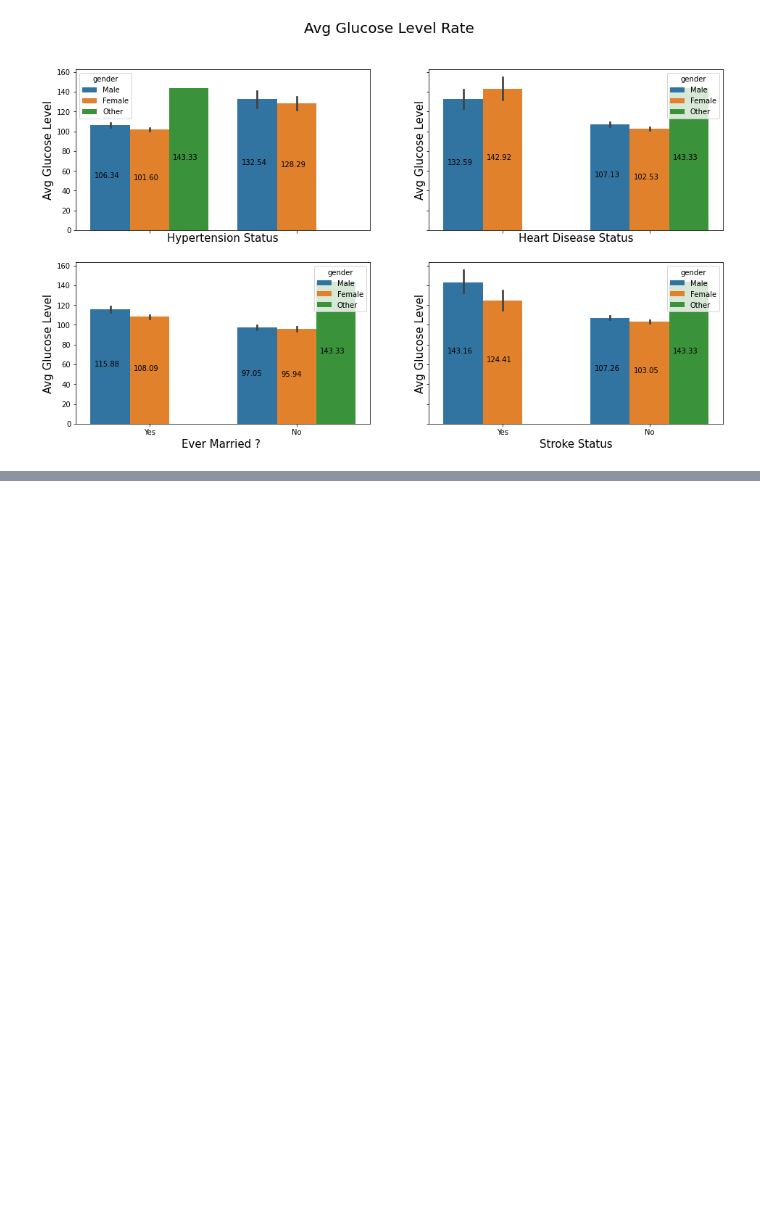
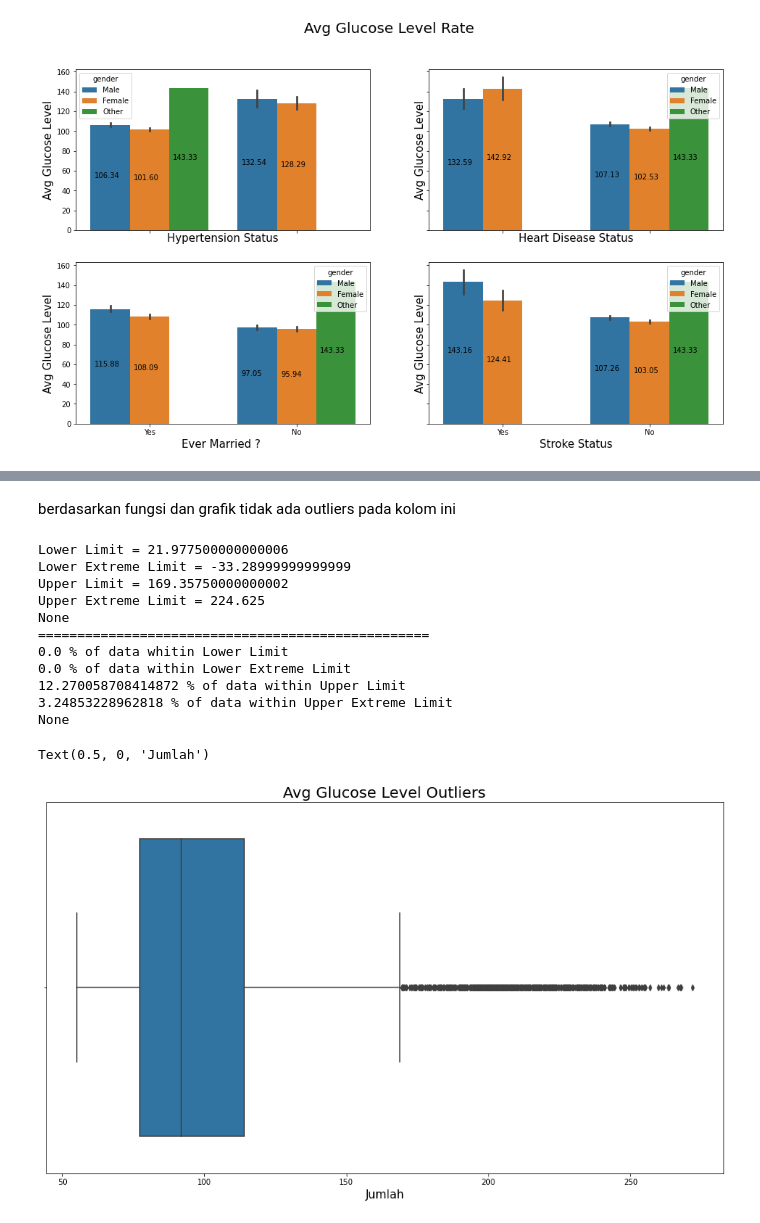
Before and after one commit to tbreja/stroke-prediction-model, a Jupyter notebook: notebook.ipynb, the cells around one changed output, grey strips where cells are left out. Saved outputs shown, nothing was run; the diff lists cells and outputs as text; code cells hidden in the pictures; blank space fills up the shorter version.

```diff
--- a/notebook.ipynb
+++ b/notebook.ipynb
@@ -575,0 +692,27 @@ posx and posy should be finite values
+# %% [markdown]
+berdasarkan fungsi dan grafik tidak ada outliers pada kolom ini
+# %%
+# saya akan mengecek limit dan persen outliers dari kolom avg_glucose_level
+print(ol.limit('avg_glucose_level'))
+print('='*50)
+print(ol.percent_outliers('avg_glucose_level'))
+
+# mengecek outliers dengan boxplot
+f, ax = plt.subplots(figsize=(16,9))
+sns.boxplot(data=data,x='avg_glucose_level')
+plt.title('Avg Glucose Level Outliers', fontsize=20)
+plt.xlabel('Jumlah',fontsize=15)
+# %% [output]
+Lower Limit = 21.977500000000006
+Lower Extreme Limit = -33.28999999999999
+Upper Limit = 169.35750000000002
+Upper Extreme Limit = 224.625
+None
+==================================================
+0.0 % of data whitin Lower Limit
+0.0 % of data within Lower Extreme Limit
+12.270058708414872 % of data within Upper Limit
+3.24853228962818 % of data within Upper Extreme Limit
+None
+Text(0.5, 0, 'Jumlah')
+[figure, added]
```
Also changed, not shown: parts of 33 cells of this notebook, 1 other file.
